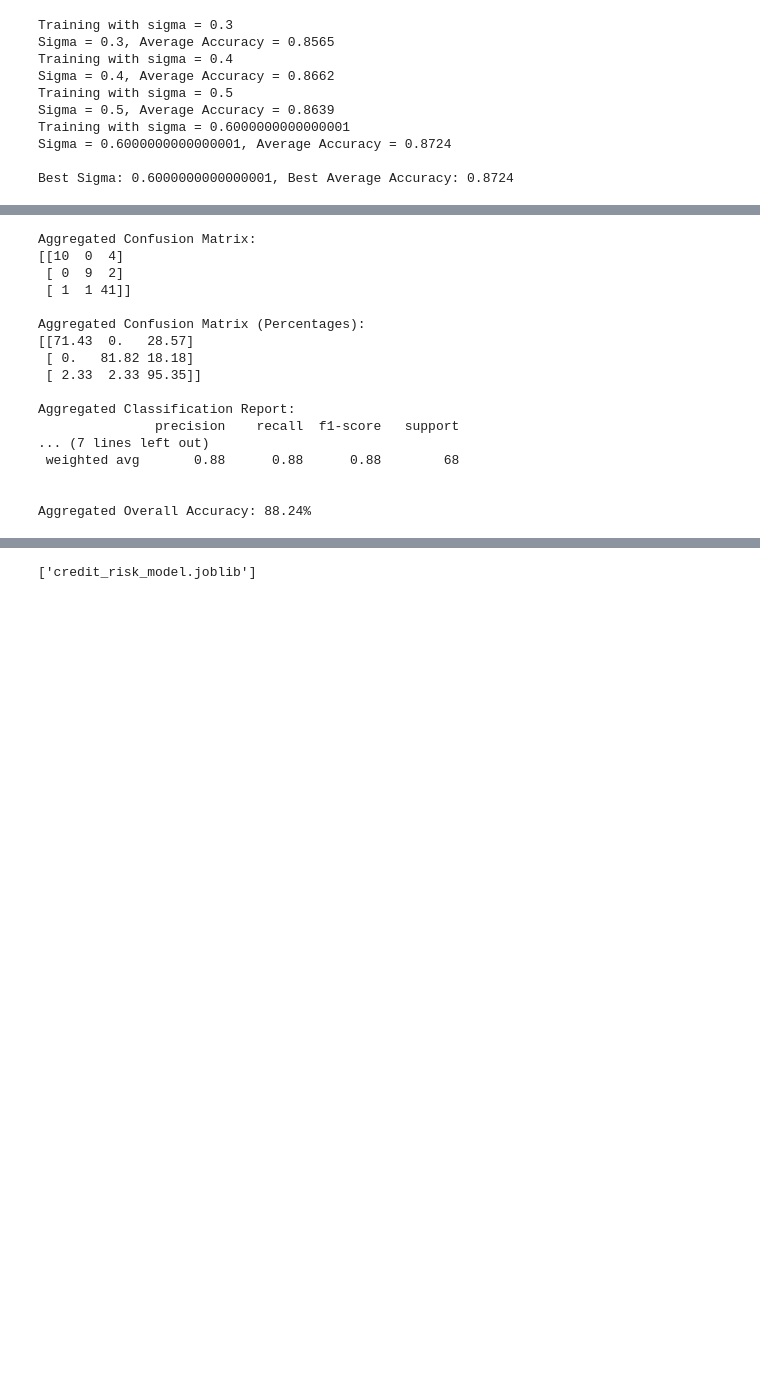
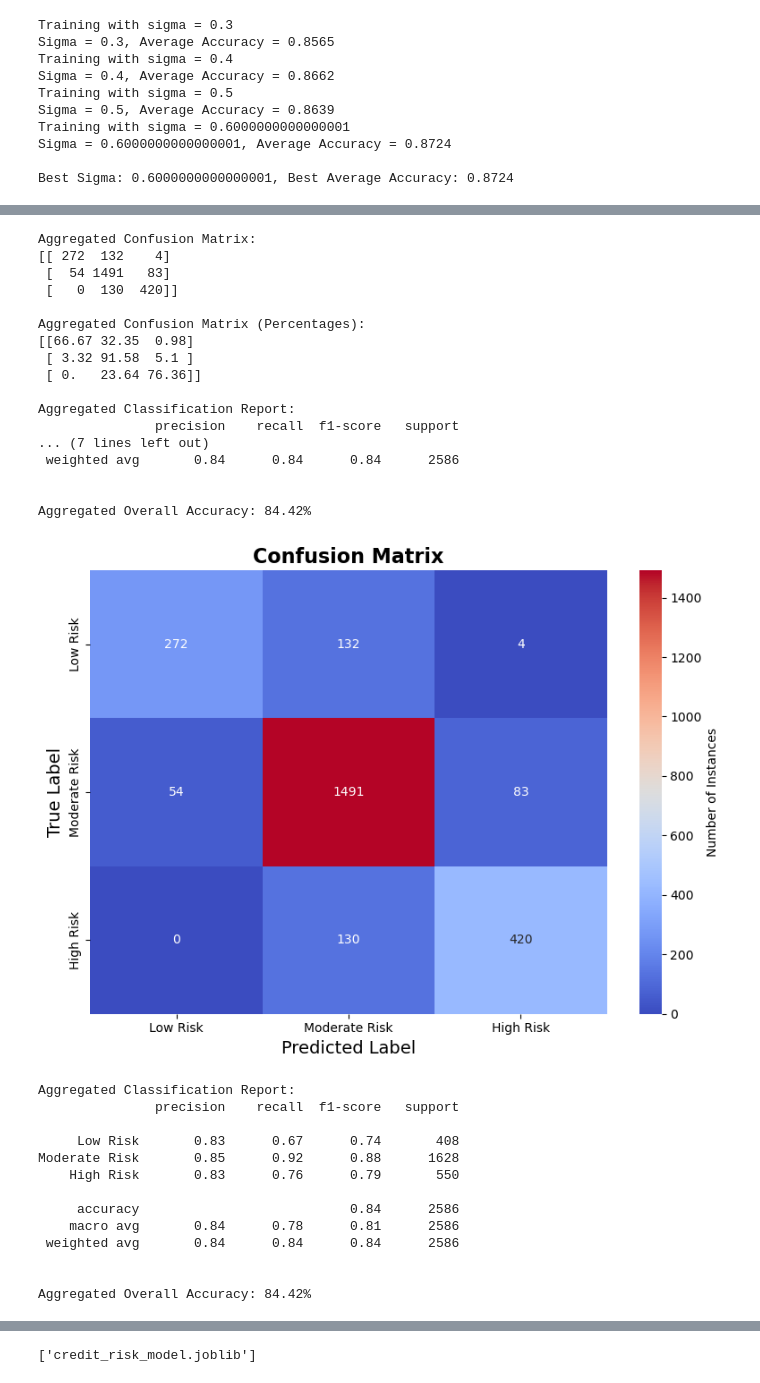
Before and after one commit to Y21E14/CreditRiskAnalysisApp, a Jupyter notebook: Python Codes/XG Boost - Jenny.ipynb, the cells around one changed output, grey strips where cells are left out. Cells and saved outputs as stored; diff of their text form; code cells hidden in the pictures; blank space fills up the shorter version.

```diff
--- a/Python Codes/XG Boost - Jenny.ipynb
+++ b/Python Codes/XG Boost - Jenny.ipynb
@@ -280,42 +388,83 @@ Confusion Matrix:
 # %%
 from sklearn.metrics import classification_report, confusion_matrix, accuracy_score
 import numpy as np
+import matplotlib.pyplot as plt
+import seaborn as sns
 
 # Confusion Matrix
 print("\nAggregated Confusion Matrix:")
 conf_matrix = confusion_matrix(all_y_test, all_y_test_pred)
 print(conf_matrix)
 
 # Display confusion matrix as percentages
 conf_matrix_percentages = conf_matrix.astype('float') / conf_matrix.sum(axis=1)[:, np.newaxis] * 100
 print("\nAggregated Confusion Matrix (Percentages):")
 print(np.round(conf_matrix_percentages, 2))
 
 # Classification Report
 print("\nAggregated Classification Report:")
 print(classification_report(all_y_test, all_y_test_pred, target_names=label_encoder.classes_))
 
 # Overall Accuracy
 overall_accuracy = accuracy_score(all_y_test, all_y_test_pred)
 print(f"\nAggregated Overall Accuracy: {overall_accuracy:.2%}")
+
+# Confusion Matrix Visualization - ADDED
+plt.figure(figsize=(8, 6))
+sns.heatmap(conf_matrix,
+            annot=True,
+            fmt='d',
+            cmap='coolwarm',     # Use a visually distinct color map
+            xticklabels=label_encoder.classes_,
+            yticklabels=label_encoder.classes_,
+            cbar_kws={'label': 'Number of Instances'})
+
+# Titles and labels
+plt.title("Confusion Matrix", fontsize=16, fontweight='bold')
+plt.xlabel("Predicted Label", fontsize=14)
+plt.ylabel("True Label", fontsize=14)
+plt.tight_layout()
+plt.show()
+
+# Classification Report
+print("\nAggregated Classification Report:")
+print(classification_report(all_y_test, all_y_test_pred, target_names=label_encoder.classes_))
+
+# Overall Accuracy
+overall_accuracy = accuracy_score(all_y_test, all_y_test_pred)
+print(f"\nAggregated Overall Accuracy: {overall_accuracy:.2%}")
 # %% [output]
 Aggregated Confusion Matrix:
-[[10  0  4]
- [ 0  9  2]
- [ 1  1 41]]
+[[ 272  132    4]
+ [  54 1491   83]
+ [   0  130  420]]
 
 Aggregated Confusion Matrix (Percentages):
-[[71.43  0.   28.57]
- [ 0.   81.82 18.18]
- [ 2.33  2.33 95.35]]
+[[66.67 32.35  0.98]
+ [ 3.32 91.58  5.1 ]
+ [ 0.   23.64 76.36]]
 
 Aggregated Classification Report:
                precision    recall  f1-score   support
 ... (7 lines left out)
- weighted avg       0.88      0.88      0.88        68
+ weighted avg       0.84      0.84      0.84      2586
 
 
-Aggregated Overall Accuracy: 88.24%
+Aggregated Overall Accuracy: 84.42%
+[figure, added]
+Aggregated Classification Report:
+               precision    recall  f1-score   support
+
+     Low Risk       0.83      0.67      0.74       408
+Moderate Risk       0.85      0.92      0.88      1628
+    High Risk       0.83      0.76      0.79       550
+
+     accuracy                           0.84      2586
+    macro avg       0.84      0.78      0.81      2586
+ weighted avg       0.84      0.84      0.84      2586
+
+
+Aggregated Overall Accuracy: 84.42%
 # %%
 # Confusion Matrix for Test Data
 print("\nAggregated Confusion Matrix (Testing):")
```
Also changed, not shown: parts of 4 cells of this notebook, 4 other files.
